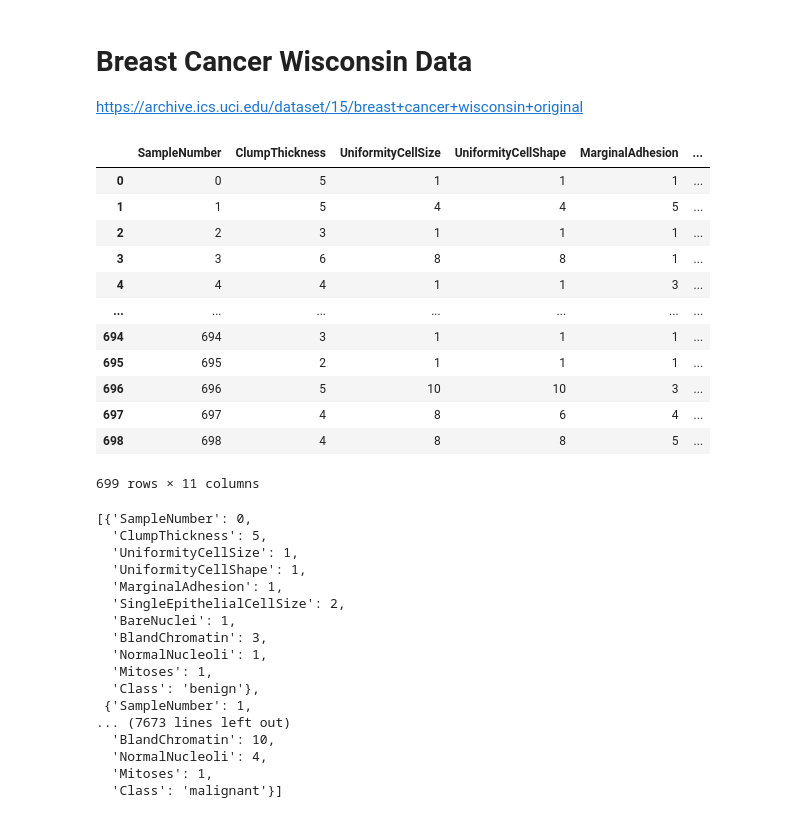
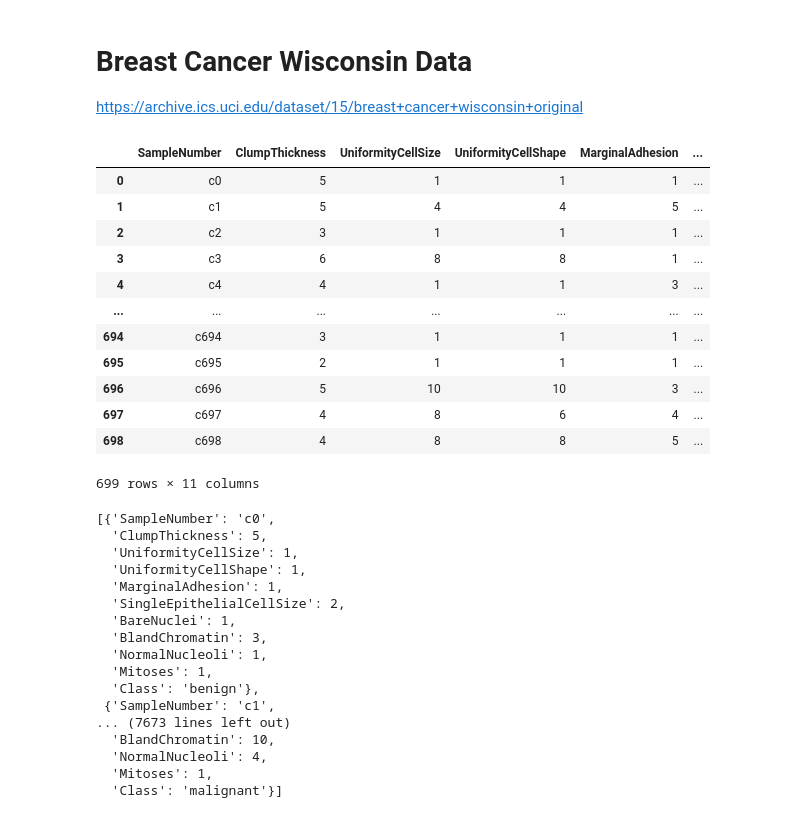
Before and after one commit to gjimenezUCM/simviz, a Jupyter notebook: data/computeSimilarity.ipynb, the cells around one changed output. Cells and saved outputs as stored; diff of their text form; code cells hidden in the pictures.

```diff
--- a/data/computeSimilarity.ipynb
+++ b/data/computeSimilarity.ipynb
@@ -489,33 +471,34 @@ with open("./blood-alcohol/AmountMealFrameSize.json", "w") as fp:
 # %%
 columnNames = ["SampleNumber",
 "ClumpThickness",
 "UniformityCellSize",
 "UniformityCellShape",
 "MarginalAdhesion",
 "SingleEpithelialCellSize",
 "BareNuclei",
 "BlandChromatin",
 "NormalNucleoli",
 "Mitoses",
 "Class"]
 df = pd.read_csv("./BCWD/breast-cancer-wisconsin.csv", header=None, names=columnNames)
 df.drop(labels=['SampleNumber'], axis=1, inplace=True)
 df.reset_index(inplace=True)
 df.columns = columnNames
+df["SampleNumber"] = df["SampleNumber"].apply(lambda v: "c"+str(v))
 df
 # %% [output]
 |  | SampleNumber | ClumpThickness | UniformityCellSize | UniformityCellShape | MarginalAdhesion | ... |
-| 0 | 0 | 5 | 1 | 1 | 1 | ... |
-| 1 | 1 | 5 | 4 | 4 | 5 | ... |
-| 2 | 2 | 3 | 1 | 1 | 1 | ... |
-| 3 | 3 | 6 | 8 | 8 | 1 | ... |
-| 4 | 4 | 4 | 1 | 1 | 3 | ... |
+| 0 | c0 | 5 | 1 | 1 | 1 | ... |
+| 1 | c1 | 5 | 4 | 4 | 5 | ... |
+| 2 | c2 | 3 | 1 | 1 | 1 | ... |
+| 3 | c3 | 6 | 8 | 8 | 1 | ... |
+| 4 | c4 | 4 | 1 | 1 | 3 | ... |
 | ... | ... | ... | ... | ... | ... | ... |
-| 694 | 694 | 3 | 1 | 1 | 1 | ... |
-| 695 | 695 | 2 | 1 | 1 | 1 | ... |
-| 696 | 696 | 5 | 10 | 10 | 3 | ... |
-| 697 | 697 | 4 | 8 | 6 | 4 | ... |
-| 698 | 698 | 4 | 8 | 8 | 5 | ... |
+| 694 | c694 | 3 | 1 | 1 | 1 | ... |
+| 695 | c695 | 2 | 1 | 1 | 1 | ... |
+| 696 | c696 | 5 | 10 | 10 | 3 | ... |
+| 697 | c697 | 4 | 8 | 6 | 4 | ... |
+| 698 | c698 | 4 | 8 | 8 | 5 | ... |
 699 rows × 11 columns
 # %%
 df['Class'] = df['Class'].apply(lambda value:'benign' if value==2 else 'malignant')
@@ -525,7 +508,7 @@ df["BareNuclei"] = df["BareNuclei"].apply(lambda value: 0 if value== '?' else in
 content = json.loads(df.to_json(orient='records'))
 content
 # %% [output]
-[{'SampleNumber': 0,
+[{'SampleNumber': 'c0',
   'ClumpThickness': 5,
   'UniformityCellSize': 1,
   'UniformityCellShape': 1,
@@ -536,7 +519,7 @@ content
   'NormalNucleoli': 1,
   'Mitoses': 1,
   'Class': 'benign'},
- {'SampleNumber': 1,
+ {'SampleNumber': 'c1',
 ... (7673 lines left out)
   'BlandChromatin': 10,
   'NormalNucleoli': 4,
```
Also changed, not shown: parts of 1 cell of this notebook, 11 other files.
